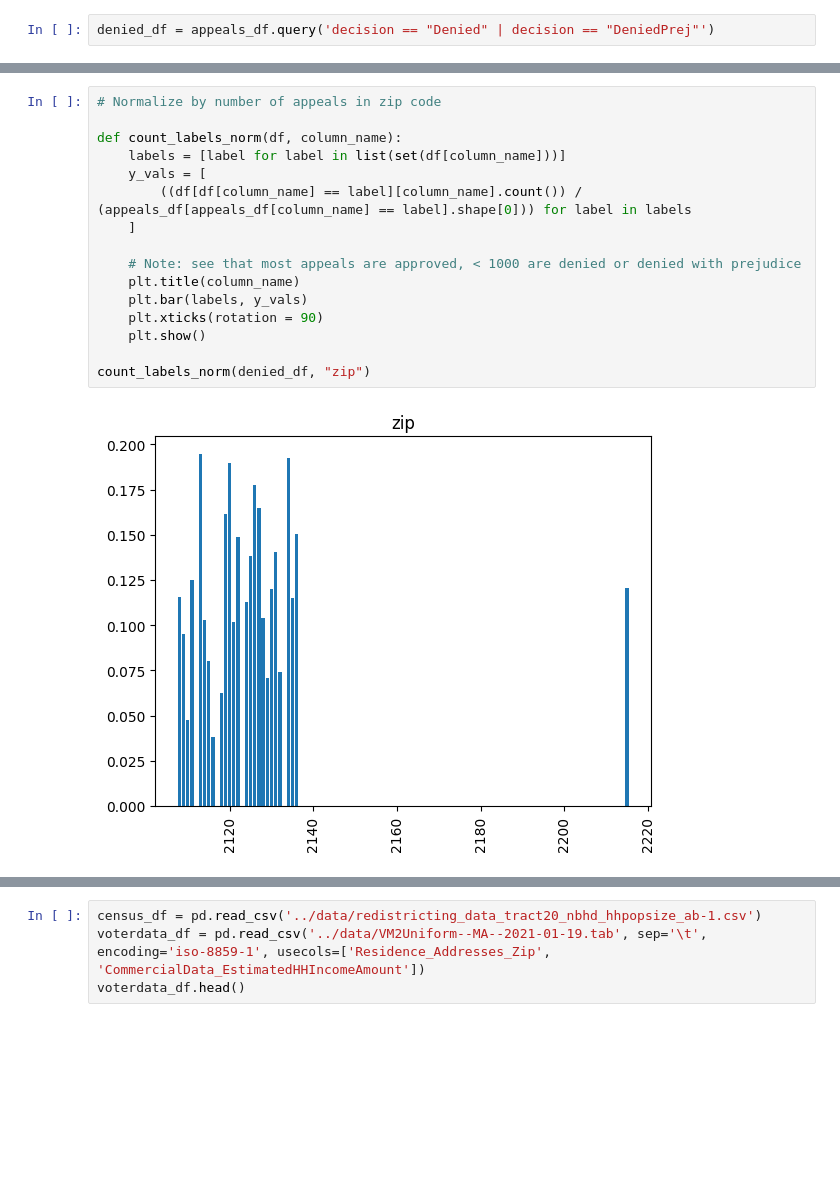
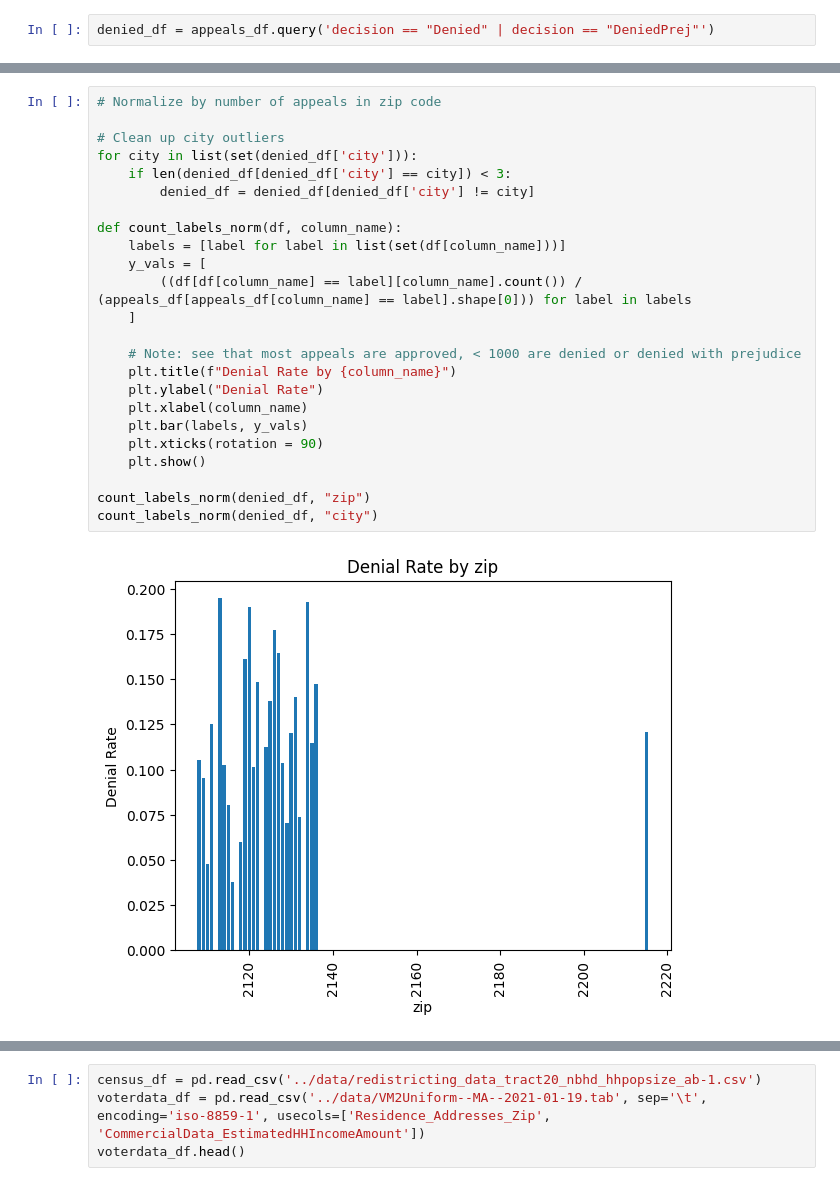
Before and after one commit to BU-Spark/ds-boston-permitting, a Jupyter notebook: fa23-team-f/workbooks/timevdo_workbook.ipynb, the cells around one changed output, grey strips where cells are left out. Cells and saved outputs as stored; diff of their text form; blank space fills up the shorter version.

```diff
--- a/fa23-team-f/workbooks/timevdo_workbook.ipynb
+++ b/fa23-team-f/workbooks/timevdo_workbook.ipynb
@@ -55,18 +57,26 @@ count_labels(denied_df, "city")
 # %%
 # Normalize by number of appeals in zip code
+
+# Clean up city outliers
+for city in list(set(denied_df['city'])):
+    if len(denied_df[denied_df['city'] == city]) < 3:
+        denied_df = denied_df[denied_df['city'] != city]
 
 def count_labels_norm(df, column_name):
     labels = [label for label in list(set(df[column_name]))]
     y_vals = [
         ((df[df[column_name] == label][column_name].count()) / (appeals_df[appeals_df[column_name] == label].shape[0])) for label in labels
     ]
 
     # Note: see that most appeals are approved, < 1000 are denied or denied with prejudice
-    plt.title(column_name)
+    plt.title(f"Denial Rate by {column_name}")
+    plt.ylabel("Denial Rate")
+    plt.xlabel(column_name)
     plt.bar(labels, y_vals)
     plt.xticks(rotation = 90)
     plt.show()
 
 count_labels_norm(denied_df, "zip")
+count_labels_norm(denied_df, "city")
 # %% [output]
-[figure, old version]
+[figure, new version]
```
Also changed, not shown: parts of 6 cells of this notebook.
